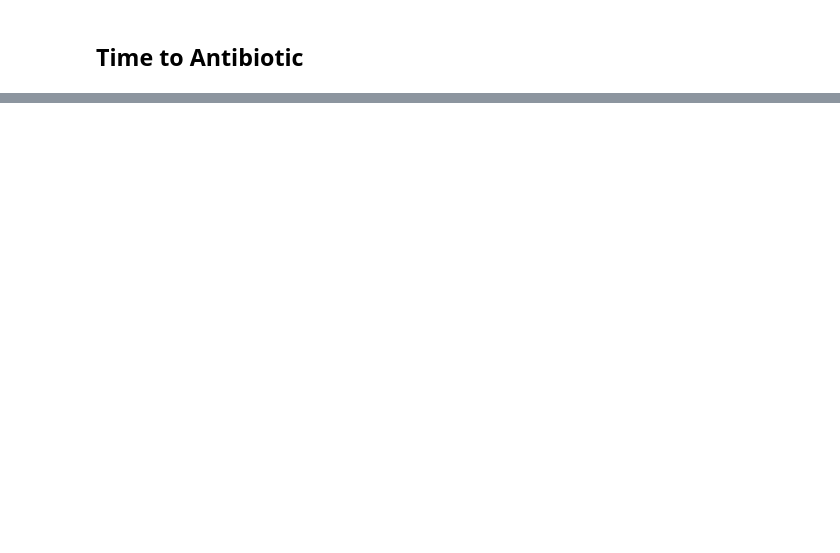
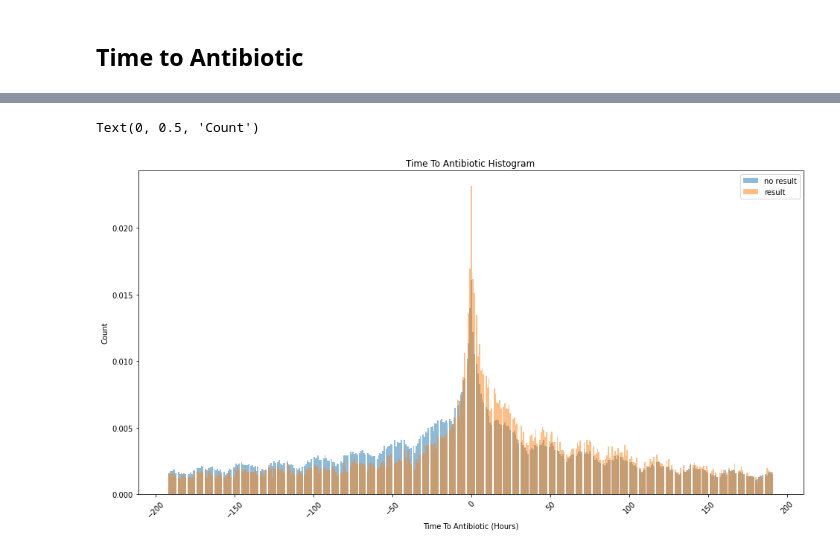
Before and after one commit to ryashpal/ML, a Jupyter notebook: mortality/explore_microbiology_cultures.ipynb, the cells around one changed output, grey strips where cells are left out. Saved outputs shown, nothing was run; the diff lists cells and outputs as text; code cells hidden in the pictures; blank space fills up the shorter version.

```diff
--- a/mortality/explore_microbiology_cultures.ipynb
+++ b/mortality/explore_microbiology_cultures.ipynb
@@ -584,0 +586,17 @@ timeToAntibioticDf
+# %%
+timeToAntibioticQuery2 = """
+select
+floor((extract(EPOCH from pr.starttime) - extract(EPOCH from mic.charttime))/3600) as time_to_antibiotic
+from
+mimiciv.microbiologyevents mic
+inner join mimiciv.diagnoses_icd icd
+on icd.hadm_id = mic.hadm_id and (icd.icd_code = '99591' OR icd.icd_code = '99592' or icd.icd_code = '78552' OR icd.icd_code = 'A419' OR icd.icd_code = 'R6520' OR icd.icd_code = 'R6521')
+inner join mimiciv.prescriptions pr
+on pr.hadm_id = mic.hadm_id and pr.starttime > mic.charttime - interval '192 hours' and pr.starttime < mic.charttime + interval '192 hours'
+inner join sepsis.abx_poe_list ab
+on pr.drug = ab.drug
+where mic.org_name is not null
+;
+"""
+timeToAntibioticDf2 = pd.read_sql_query(timeToAntibioticQuery2, con)
+timeToAntibioticDf2
@@ -584,0 +617,16 @@ timeToAntibioticDf
+# %%
+from matplotlib import pyplot as plt
+
+fig, ax = plt.subplots(figsize=(16, 8))
+plt.xticks(rotation = 45)
+plt.hist(timeToAntibioticDf1.time_to_antibiotic, density=True, bins=450, alpha=0.5, label='no result')
+plt.hist(timeToAntibioticDf2.time_to_antibiotic, density=True, bins=450, alpha=0.5, label='result')
+
+plt.legend(loc='upper right')
+
+ax.set_title('Time To Antibiotic Histogram')
+ax.set_xlabel('Time To Antibiotic (Hours)')
+ax.set_ylabel('Count')
+# %% [output]
+Text(0, 0.5, 'Count')
+[figure, added]
```
Also changed, not shown: parts of 6 cells of this notebook.
